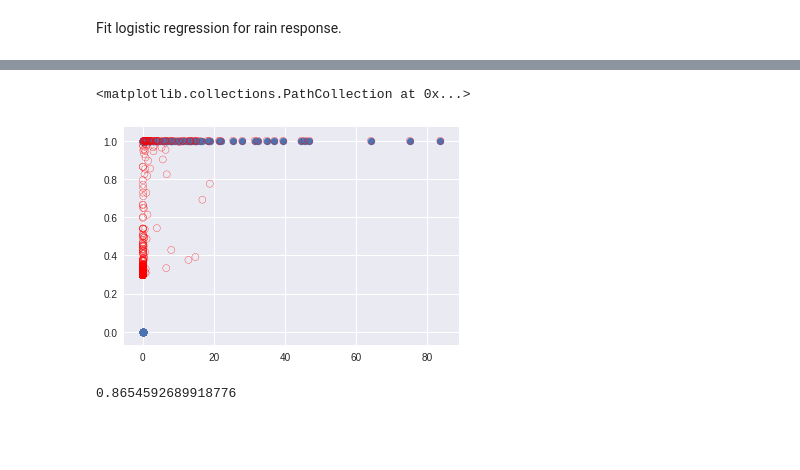
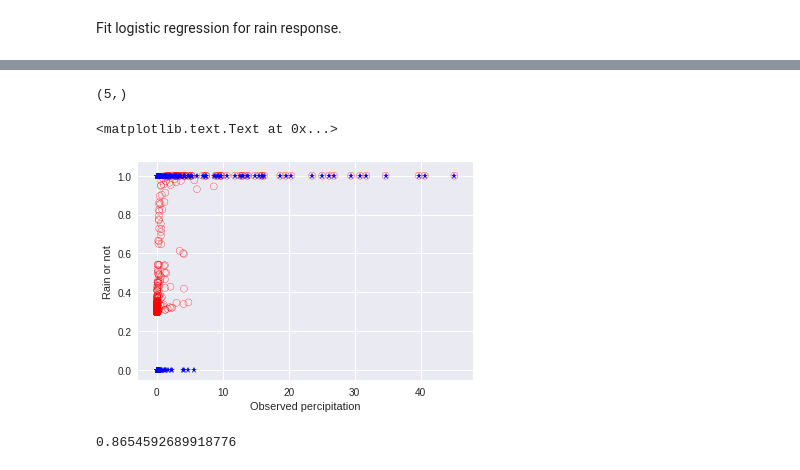
Before and after one commit to tadeze/dsa2018, a Jupyter notebook: Percipitation prediction.ipynb, the cells around one changed output, grey strips where cells are left out. Saved outputs shown, nothing was run; the diff lists cells and outputs as text; code cells hidden in the pictures; blank space fills up the shorter version.

```diff
--- a/Percipitation prediction.ipynb
+++ b/Percipitation prediction.ipynb
@@ -26,4 +38,4 @@ def nearby_stations(site_code, k=10, radius=500):
 
     return k_nearest
 # %%
-filter_stn = lambda stn_name, year: tahmo[(tahmo.station==stn_name) & (tahmo.year==year)]
+filter_station = lambda stn_name, year: tahmo_rain[(tahmo_rain.station==stn_name) & (tahmo_rain.year==year)]
@@ -41,10 +42,13 @@ tahmo.head(5)
+# %%
+# target station
+target_station = "TA00025"
+t_station = filter_station(target_station, 2016)
 # %%
-## K-nearest station
 def k_nearby_features(target_station, k=5, year=2016):
     """
     Extract percipitation from k nearby stations.
     """
-    filter_stn = lambda stn_name, year: tahmo[(tahmo.station==stn_name) & (tahmo.year==year)]
+    filter_stn = lambda stn_name, year: tahmo_rain[(tahmo_rain.station==stn_name) & (tahmo_rain.year==year)]
     t_station = filter_stn(target_station, year)
     k_station = nearby_stations(site_code=target_station, k=k,radius=300).to.tolist()
     X = t_station['tahmo'].as_matrix().reshape([-1,1])
@@ -155,13 +149,22 @@ Generalized Linear Model Regression Results
 | TA00056 | 0.0098 | 0.040 | 0.241 | 0.809 | -0.069 | 0.089 |
 # %%
 i = np.argsort(m2.fittedvalues).tolist()
+# %%
+observed_value = t_stn.iloc[:,2:-1].mean(axis=1)
+# %%
+observed_value.shape
+# %% [output]
+(5,)
 # %%
-plt.scatter(t_stn[target_station][i],t_stn['rain_yes'][i])
-plt.scatter(t_stn[target_station][i], m2.fittedvalues[i],facecolor='none',edgecolors='r')
+
+plt.plot(observed_value[i],t_stn['rain_yes'][i],'*b')
+plt.scatter(observed_value[i], m2.fittedvalues[i],facecolor='none',edgecolors='r')
+plt.xlabel('Observed percipitation')
+plt.ylabel("Rain or not")
 ## x-axsi k-station average.
 # %% [output]
-<matplotlib.collections.PathCollection at 0x...>
+<matplotlib.text.Text at 0x...>
-[figure, old version]
+[figure, new version]
 # %%
 pp = m2.fittedvalues
 ll = t_stn['rain_yes']
```
Also changed, not shown: parts of 24 cells of this notebook.
